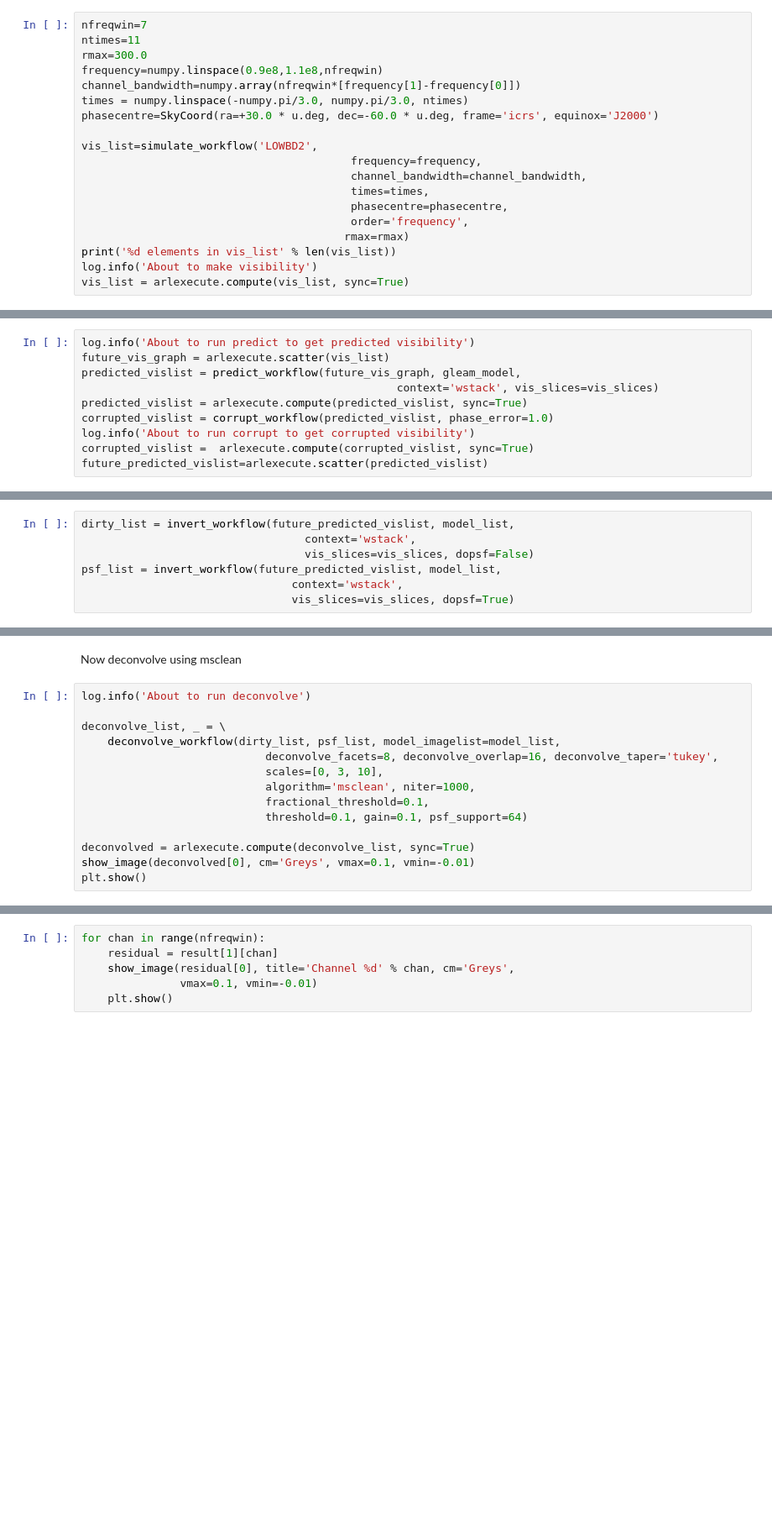
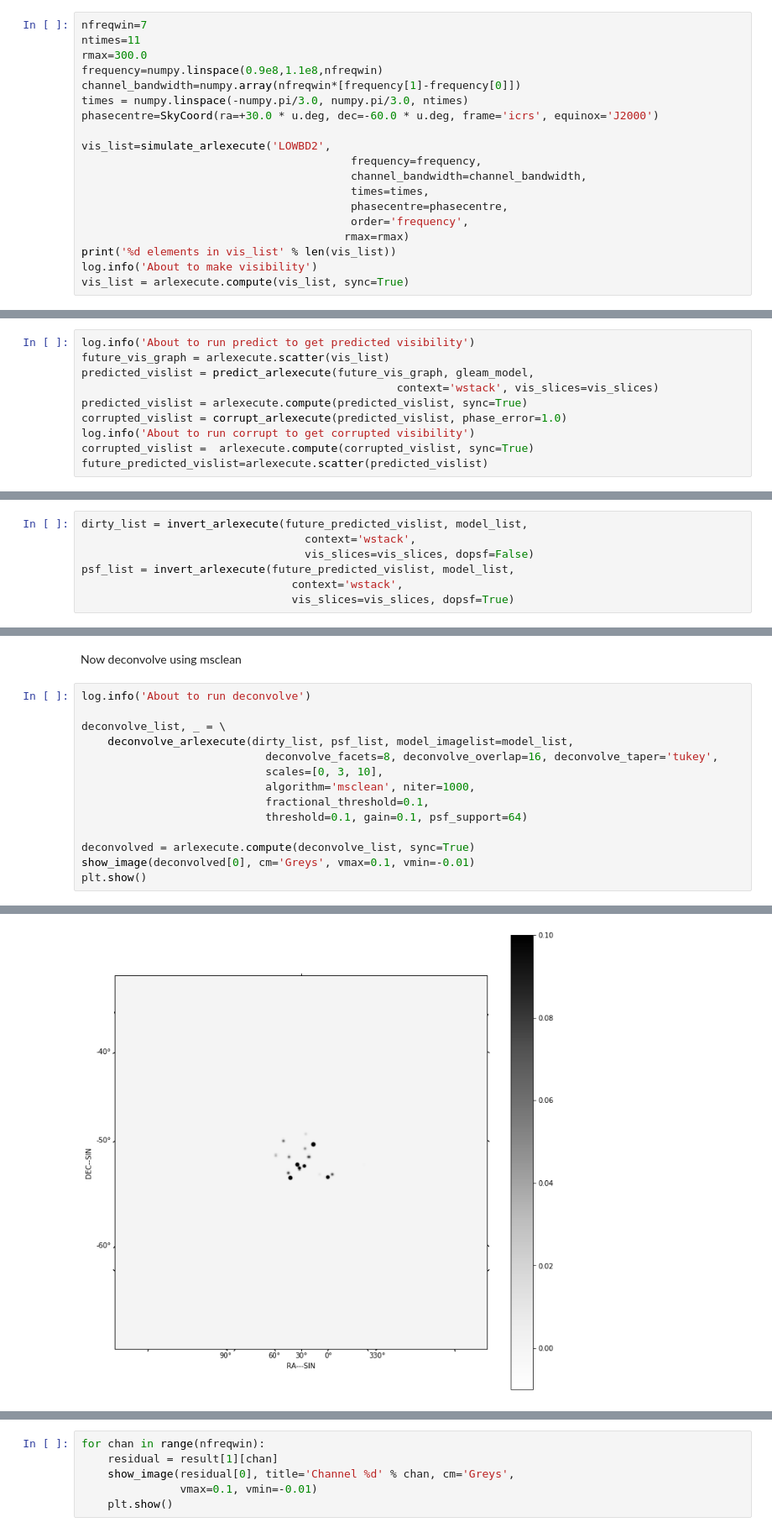
Before and after one commit to SKA-ScienceDataProcessor/algorithm-reference-library, a Jupyter notebook: workflows/notebooks/imaging-pipelines_arlexecute.ipynb, the cells around one changed output, grey strips where cells are left out. Shown at 84% size. Drawn from its saved outputs; the diff is of its cells as text; blank space fills up the shorter version.

Commit message:
Move composite functions to serial
Move the layered functions such as invert_function and ical into workflow/serial as invert_serial and ical_serial.

```diff
--- a/workflows/notebooks/imaging-pipelines_arlexecute.ipynb
+++ b/workflows/notebooks/imaging-pipelines_arlexecute.ipynb
@@ -83,7 +92,7 @@ channel_bandwidth=numpy.array(nfreqwin*[frequency[1]-frequency[0]])
 times = numpy.linspace(-numpy.pi/3.0, numpy.pi/3.0, ntimes)
 phasecentre=SkyCoord(ra=+30.0 * u.deg, dec=-60.0 * u.deg, frame='icrs', equinox='J2000')
 
-vis_list=simulate_workflow('LOWBD2',
+vis_list=simulate_arlexecute('LOWBD2',
                                          frequency=frequency,
                                          channel_bandwidth=channel_bandwidth,
                                          times=times,
@@ -122,10 +138,10 @@ future_gleam_model = arlexecute.scatter(gleam_model)
 # %%
 log.info('About to run predict to get predicted visibility')
 future_vis_graph = arlexecute.scatter(vis_list)
-predicted_vislist = predict_workflow(future_vis_graph, gleam_model,
+predicted_vislist = predict_arlexecute(future_vis_graph, gleam_model,
                                                 context='wstack', vis_slices=vis_slices)
 predicted_vislist = arlexecute.compute(predicted_vislist, sync=True)
-corrupted_vislist = corrupt_workflow(predicted_vislist, phase_error=1.0)
+corrupted_vislist = corrupt_arlexecute(predicted_vislist, phase_error=1.0)
 log.info('About to run corrupt to get corrupted visibility')
 corrupted_vislist =  arlexecute.compute(corrupted_vislist, sync=True)
 future_predicted_vislist=arlexecute.scatter(predicted_vislist)
@@ -141,10 +160,10 @@ model_list = [arlexecute.execute(create_image_from_visibility)(vis_list[f],
                                                      polarisation_frame=PolarisationFrame("stokesI"))
                for f, freq in enumerate(frequency)]
 # %%
-dirty_list = invert_workflow(future_predicted_vislist, model_list,
+dirty_list = invert_arlexecute(future_predicted_vislist, model_list,
                                   context='wstack',
                                   vis_slices=vis_slices, dopsf=False)
-psf_list = invert_workflow(future_predicted_vislist, model_list,
+psf_list = invert_arlexecute(future_predicted_vislist, model_list,
                                 context='wstack',
                                 vis_slices=vis_slices, dopsf=True)
 # %% [markdown]
@@ -170,7 +198,7 @@ Now deconvolve using msclean
 log.info('About to run deconvolve')
 
 deconvolve_list, _ = \
-    deconvolve_workflow(dirty_list, psf_list, model_imagelist=model_list,
+    deconvolve_arlexecute(dirty_list, psf_list, model_imagelist=model_list,
                             deconvolve_facets=8, deconvolve_overlap=16, deconvolve_taper='tukey',
                             scales=[0, 3, 10],
                             algorithm='msclean', niter=1000,
@@ -180,3 +208,4 @@ deconvolve_list, _ = \
 deconvolved = arlexecute.compute(deconvolve_list, sync=True)
 show_image(deconvolved[0], cm='Greys', vmax=0.1, vmin=-0.01)
 plt.show()
+# %% [output]
@@ -183,2 +215,3 @@ plt.show()
+[figure, added]
 # %%
 continuum_imaging_list = \
```
Also changed, not shown: parts of 9 cells of this notebook, 42 other files.
